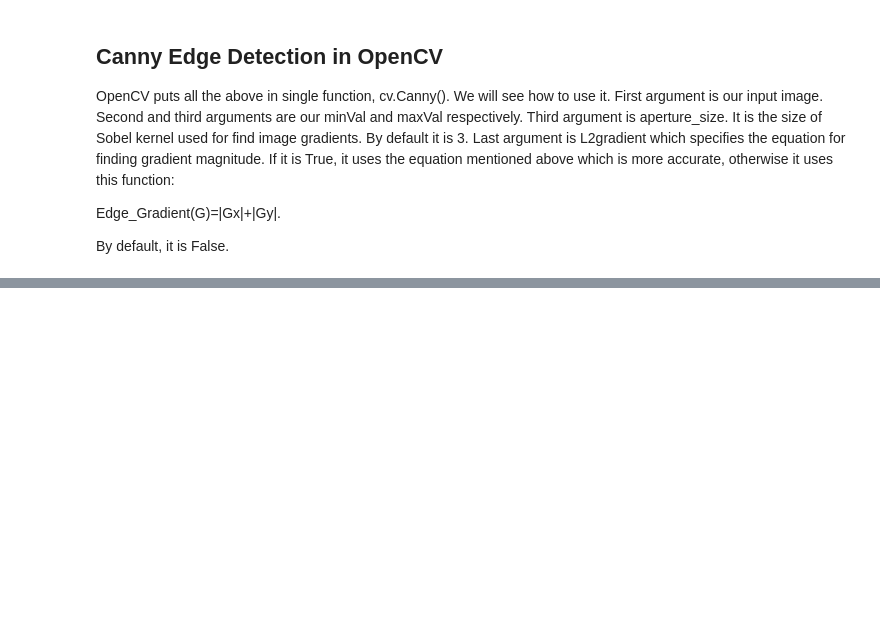
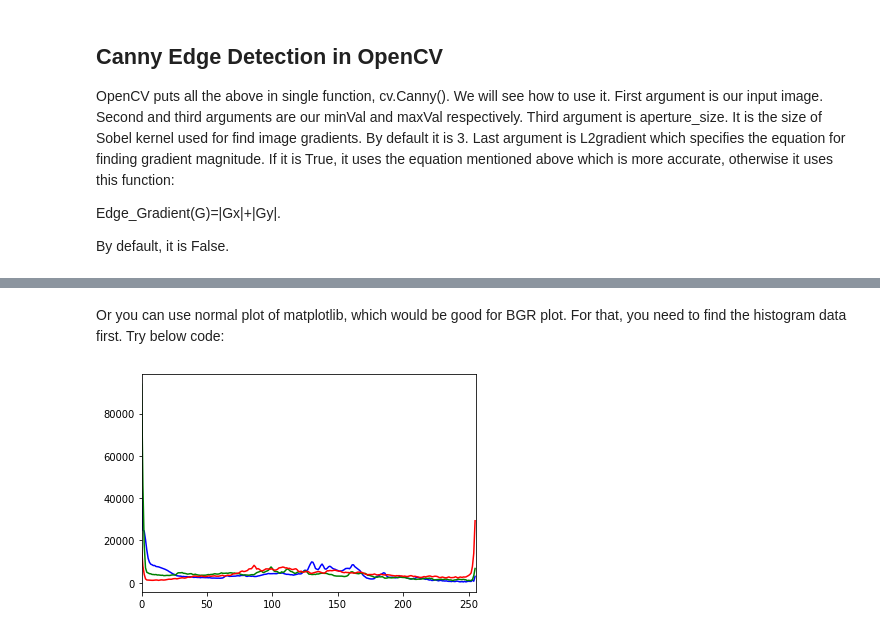
Before and after one commit to manpreet-tatras/OpenCV_Sabudh, a Jupyter notebook: OpenCV.ipynb, the cells around one changed output, grey strips where cells are left out. Drawn from its saved outputs; the diff is of its cells as text; code cells hidden in the pictures; blank space fills up the shorter version.

```diff
--- a/OpenCV.ipynb
+++ b/OpenCV.ipynb
@@ -1554,0 +1673,15 @@ array([[[ 7, -1,  1, -1],
+# %% [markdown]
+Or you can use normal plot of matplotlib, which would be good for BGR plot. For that, you need to find the histogram data first. Try below code:
+# %%
+import numpy as np
+import cv2 as cv
+from matplotlib import pyplot as plt
+img = cv.imread('Landscape-Color.jpg')
+color = ('b','g','r')
+for i,col in enumerate(color):
+    histr = cv.calcHist([img],[i],None,[256],[0,256])
+    plt.plot(histr,color = col)
+    plt.xlim([0,256])
+plt.show()
+# %% [output]
+[figure, added]
```
Also changed, not shown: parts of 290 cells of this notebook.
